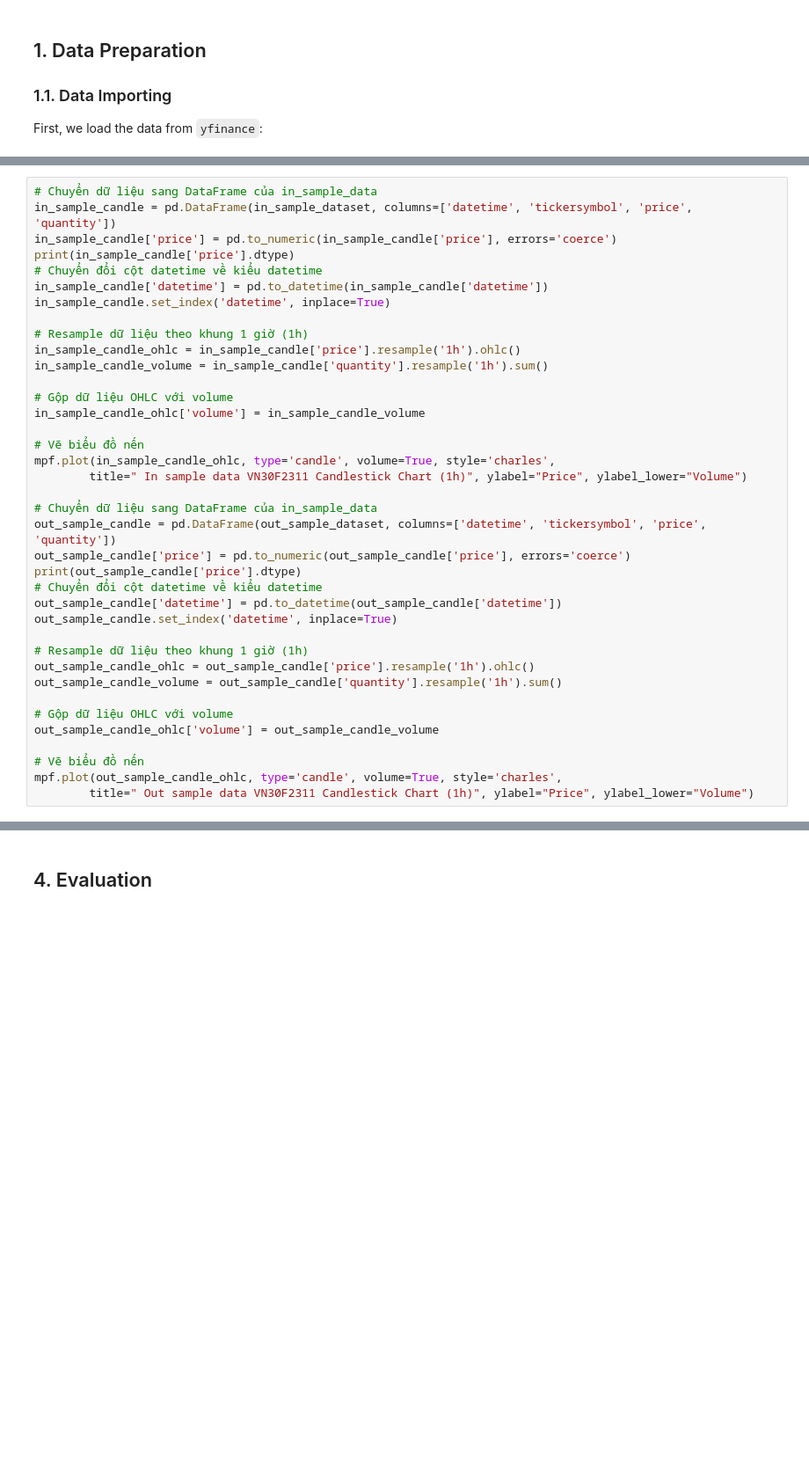
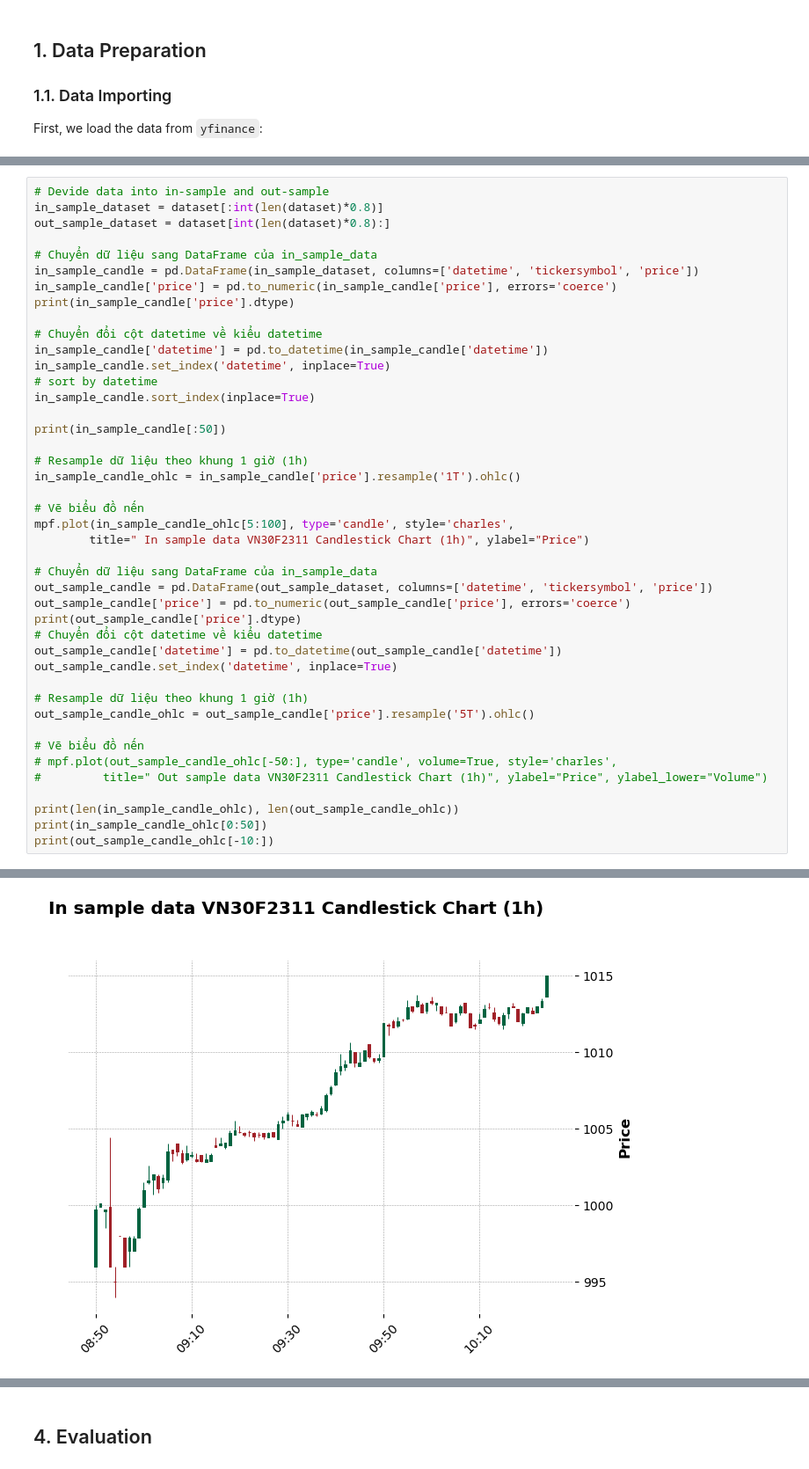
Before and after one commit to algotrade-course/Group12, a Jupyter notebook: src/midterm.ipynb, the cells around one changed output, grey strips where cells are left out. Shown: that part at 88% size. Drawn from its saved outputs; the diff is of its cells as text; blank space fills up the shorter version.

Commit message:
src/midterm.ipynb: fix data; implement strategy; backtesting

```diff
--- a/src/midterm.ipynb
+++ b/src/midterm.ipynb
@@ -116,25 +87,30 @@ with psycopg.connect(
 # %%
+# Devide data into in-sample and out-sample
+in_sample_dataset = dataset[:int(len(dataset)*0.8)]
+out_sample_dataset = dataset[int(len(dataset)*0.8):]
+
 # Chuyển dữ liệu sang DataFrame của in_sample_data
-in_sample_candle = pd.DataFrame(in_sample_dataset, columns=['datetime', 'tickersymbol', 'price', 'quantity'])
+in_sample_candle = pd.DataFrame(in_sample_dataset, columns=['datetime', 'tickersymbol', 'price'])
 in_sample_candle['price'] = pd.to_numeric(in_sample_candle['price'], errors='coerce')
 print(in_sample_candle['price'].dtype)
+
 # Chuyển đổi cột datetime về kiểu datetime
 in_sample_candle['datetime'] = pd.to_datetime(in_sample_candle['datetime'])
 in_sample_candle.set_index('datetime', inplace=True)
+# sort by datetime
+in_sample_candle.sort_index(inplace=True)
+
+print(in_sample_candle[:50])
 
 # Resample dữ liệu theo khung 1 giờ (1h)
-in_sample_candle_ohlc = in_sample_candle['price'].resample('1h').ohlc()
-in_sample_candle_volume = in_sample_candle['quantity'].resample('1h').sum()
-
-# Gộp dữ liệu OHLC với volume
-in_sample_candle_ohlc['volume'] = in_sample_candle_volume
+in_sample_candle_ohlc = in_sample_candle['price'].resample('1T').ohlc()
 
 # Vẽ biểu đồ nến
-mpf.plot(in_sample_candle_ohlc, type='candle', volume=True, style='charles',
-        title=" In sample data VN30F2311 Candlestick Chart (1h)", ylabel="Price", ylabel_lower="Volume")
+mpf.plot(in_sample_candle_ohlc[5:100], type='candle', style='charles',
+        title=" In sample data VN30F2311 Candlestick Chart (1h)", ylabel="Price")
 
 # Chuyển dữ liệu sang DataFrame của in_sample_data
-out_sample_candle = pd.DataFrame(out_sample_dataset, columns=['datetime', 'tickersymbol', 'price', 'quantity'])
+out_sample_candle = pd.DataFrame(out_sample_dataset, columns=['datetime', 'tickersymbol', 'price'])
 out_sample_candle['price'] = pd.to_numeric(out_sample_candle['price'], errors='coerce')
 print(out_sample_candle['price'].dtype)
 # Chuyển đổi cột datetime về kiểu datetime
@@ -142,12 +118,13 @@ out_sample_candle['datetime'] = pd.to_datetime(out_sample_candle['datetime'])
 out_sample_candle.set_index('datetime', inplace=True)
 
 # Resample dữ liệu theo khung 1 giờ (1h)
-out_sample_candle_ohlc = out_sample_candle['price'].resample('1h').ohlc()
-out_sample_candle_volume = out_sample_candle['quantity'].resample('1h').sum()
-
-# Gộp dữ liệu OHLC với volume
-out_sample_candle_ohlc['volume'] = out_sample_candle_volume
+out_sample_candle_ohlc = out_sample_candle['price'].resample('5T').ohlc()
 
 # Vẽ biểu đồ nến
-mpf.plot(out_sample_candle_ohlc, type='candle', volume=True, style='charles',
-        title=" Out sample data VN30F2311 Candlestick Chart (1h)", ylabel="Price", ylabel_lower="Volume")
+# mpf.plot(out_sample_candle_ohlc[-50:], type='candle', volume=True, style='charles',
+#         title=" Out sample data VN30F2311 Candlestick Chart (1h)", ylabel="Price", ylabel_lower="Volume")
+
+print(len(in_sample_candle_ohlc), len(out_sample_candle_ohlc))
+print(in_sample_candle_ohlc[0:50])
+print(out_sample_candle_ohlc[-10:])
+# %% [output]
@@ -153,0 +148 @@ mpf.plot(out_sample_candle_ohlc, type='candle', volume=True, style='charles',
+[figure, added]
```
Also changed, not shown: parts of 7 cells of this notebook, 1 other file.
